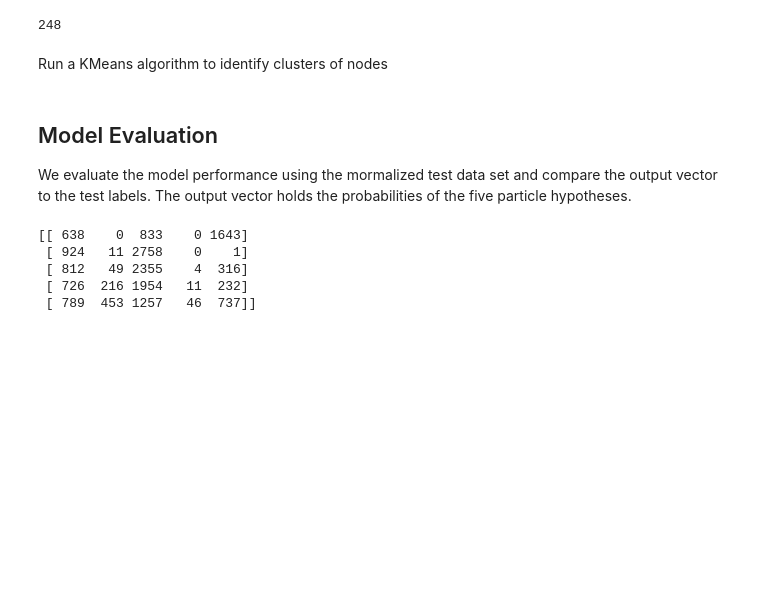
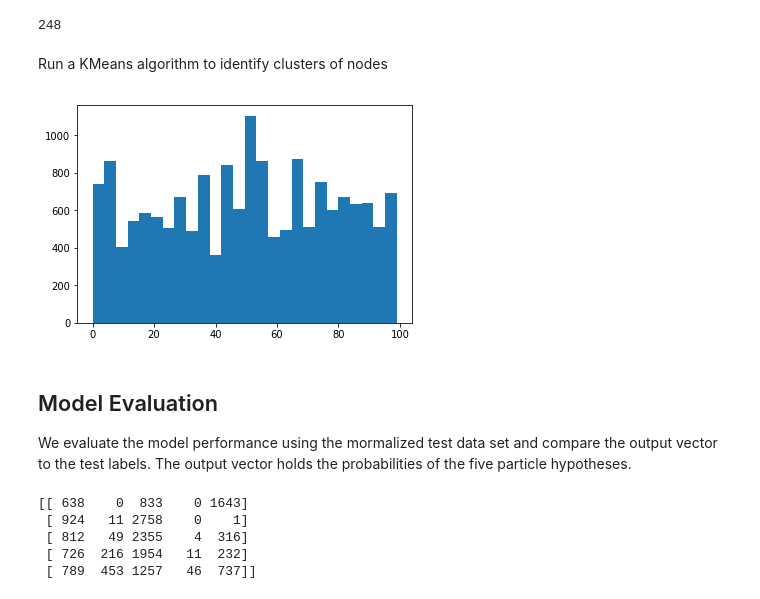
Before and after one commit to marcelkunze/notebooks-ipa, a Jupyter notebook: pidu.ipynb, the cells around one changed output. Drawn from its saved outputs; the diff is of its cells as text; code cells hidden in the pictures; blank space fills up the shorter version.

Commit message:
plot

```diff
--- a/pidu.ipynb
+++ b/pidu.ipynb
@@ -239,11 +239,16 @@ def node_distance(graph,sample):
         total_error += distance[graph.edges[edge_id]]
     return closest_neuron_id,total_error
 # %%
+x = np.arange(0)
 for sample in test:
     #print(sample)
-    x = winner_node(model.graph,sample)
+    x = np.append(x, winner_node(model.graph,sample))
 
-#np.histogram(x,bins=100)
+h, b = np.histogram(x,bins=99)
+plt.hist(x,bins='auto')
+plt.show()
+# %% [output]
+[figure, added]
 # %% [markdown]
 ## Model Evaluation
 We evaluate the model performance using the mormalized test data set and compare the output vector to the test labels. The output vector holds the probabilities of the five particle hypotheses.
```
